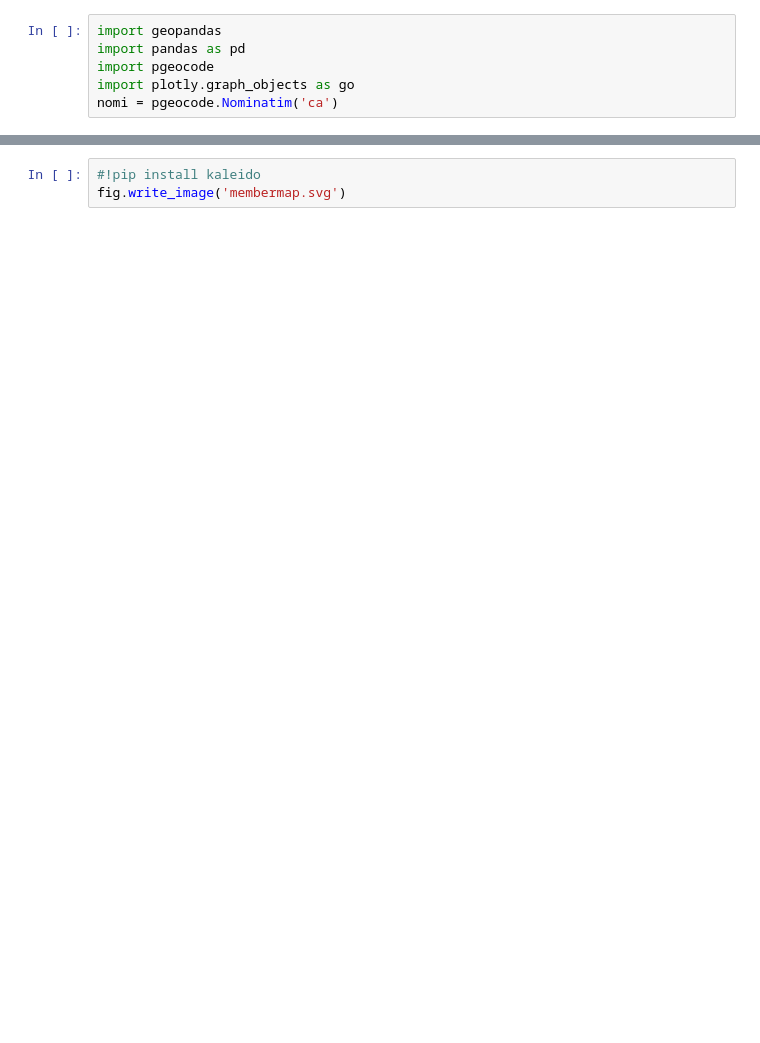
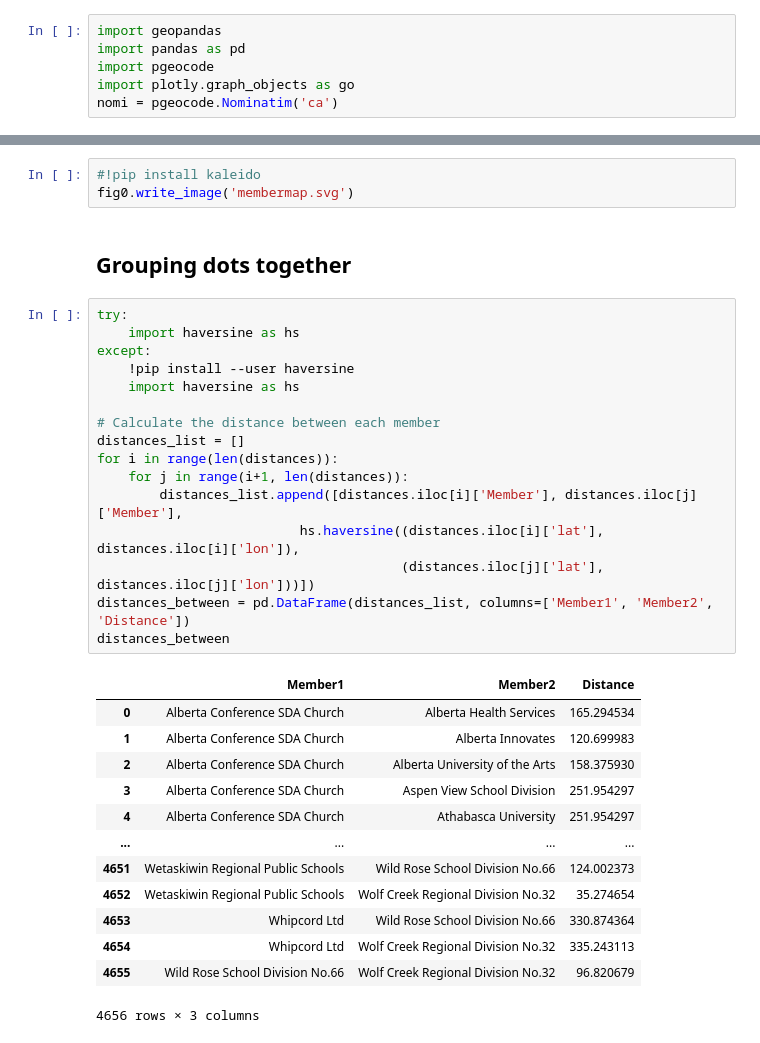
Before and after one commit to callysto/cybera-members, a Jupyter notebook: map/map.ipynb, the cells around one changed output, grey strips where cells are left out. Cells and saved outputs as stored; diff of their text form; blank space fills up the shorter version.

```diff
--- a/map/map.ipynb
+++ b/map/map.ipynb
@@ -98,4 +98,36 @@ fig.show()
 #fig.write_html('membermap.html')
 # %%
 #!pip install kaleido
-fig.write_image('membermap.svg')
+fig0.write_image('membermap.svg')
+# %% [markdown]
+## Grouping dots together
+# %%
+try:
+    import haversine as hs
+except:
+    !pip install --user haversine
+    import haversine as hs
+
+# Calculate the distance between each member
+distances_list = []
+for i in range(len(distances)):
+    for j in range(i+1, len(distances)):
+        distances_list.append([distances.iloc[i]['Member'], distances.iloc[j]['Member'],
+                          hs.haversine((distances.iloc[i]['lat'], distances.iloc[i]['lon']),
+                                       (distances.iloc[j]['lat'], distances.iloc[j]['lon']))])
+distances_between = pd.DataFrame(distances_list, columns=['Member1', 'Member2', 'Distance'])
+distances_between
+# %% [output]
+|  | Member1 | Member2 | Distance |
+| 0 | Alberta Conference SDA Church | Alberta Health Services | 165.294534 |
+| 1 | Alberta Conference SDA Church | Alberta Innovates | 120.699983 |
+| 2 | Alberta Conference SDA Church | Alberta University of the Arts | 158.375930 |
+| 3 | Alberta Conference SDA Church | Aspen View School Division | 251.954297 |
+| 4 | Alberta Conference SDA Church | Athabasca University | 251.954297 |
+| ... | ... | ... | ... |
+| 4651 | Wetaskiwin Regional Public Schools | Wild Rose School Division No.66 | 124.002373 |
+| 4652 | Wetaskiwin Regional Public Schools | Wolf Creek Regional Division No.32 | 35.274654 |
+| 4653 | Whipcord Ltd | Wild Rose School Division No.66 | 330.874364 |
+| 4654 | Whipcord Ltd | Wolf Creek Regional Division No.32 | 335.243113 |
+| 4655 | Wild Rose School Division No.66 | Wolf Creek Regional Division No.32 | 96.820679 |
+4656 rows × 3 columns
```
Also changed, not shown: parts of 11 cells of this notebook.
